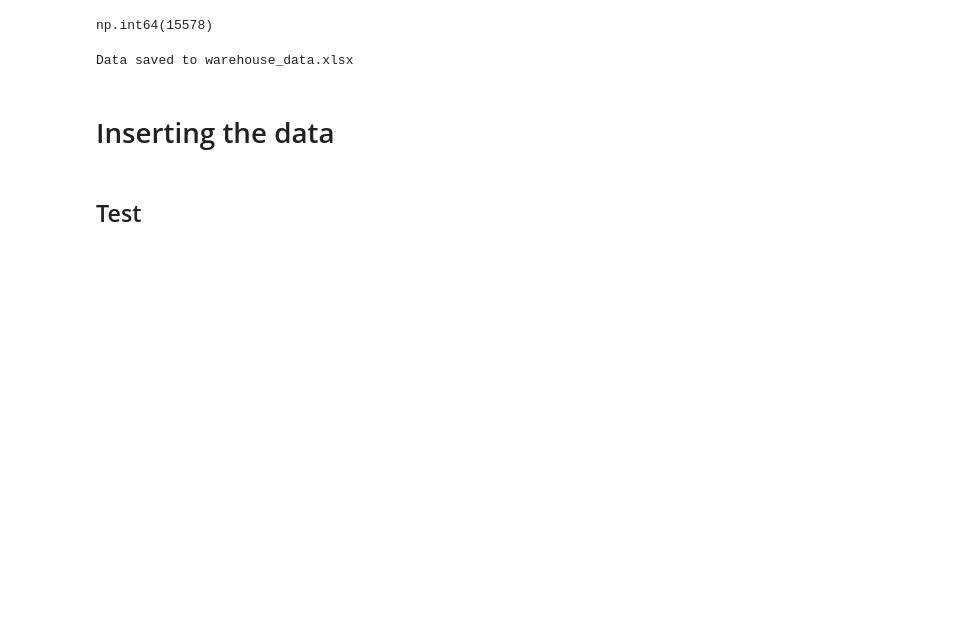
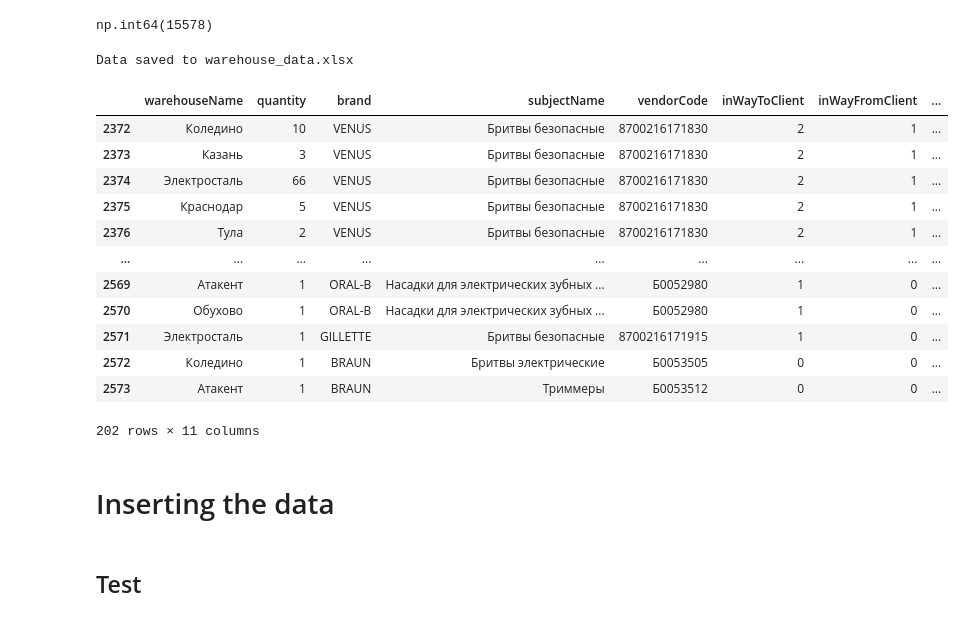
Before and after one commit to carolinavivast/API-Integrations, a Jupyter notebook: Stock.ipynb, the cells around one changed output. Saved outputs shown, nothing was run; the diff lists cells and outputs as text; code cells hidden in the pictures; blank space fills up the shorter version.

```diff
--- a/Stock.ipynb
+++ b/Stock.ipynb
@@ -340,6 +403,23 @@ updated_df.to_excel(output_file, index=False)  # Set index=False to avoid saving
 print(f"Data saved to {output_file}")
 # %% [output]
 Data saved to warehouse_data.xlsx
+# %%
+filtered_df = combined_df[combined_df['Project'] == 'WB-Smart-Market']
+filtered_df
+# %% [output]
+|  | warehouseName | quantity | brand | subjectName | vendorCode | inWayToClient | inWayFromClient | ... |
+| 2372 | Коледино | 10 | VENUS | Бритвы безопасные | 8700216171830 | 2 | 1 | ... |
+| 2373 | Казань | 3 | VENUS | Бритвы безопасные | 8700216171830 | 2 | 1 | ... |
+| 2374 | Электросталь | 66 | VENUS | Бритвы безопасные | 8700216171830 | 2 | 1 | ... |
+| 2375 | Краснодар | 5 | VENUS | Бритвы безопасные | 8700216171830 | 2 | 1 | ... |
+| 2376 | Тула | 2 | VENUS | Бритвы безопасные | 8700216171830 | 2 | 1 | ... |
+| ... | ... | ... | ... | ... | ... | ... | ... | ... |
+| 2569 | Атакент | 1 | ORAL-B | Насадки для электрических зубных ... | Б0052980 | 1 | 0 | ... |
+| 2570 | Обухово | 1 | ORAL-B | Насадки для электрических зубных ... | Б0052980 | 1 | 0 | ... |
+| 2571 | Электросталь | 1 | GILLETTE | Бритвы безопасные | 8700216171915 | 1 | 0 | ... |
+| 2572 | Коледино | 1 | BRAUN | Бритвы электрические | Б0053505 | 0 | 0 | ... |
+| 2573 | Атакент | 1 | BRAUN | Триммеры | Б0053512 | 0 | 0 | ... |
+202 rows × 11 columns
 # %% [markdown]
 # Inserting the data
 # %%
```
Also changed, not shown: parts of 11 cells of this notebook, 1 other file.
